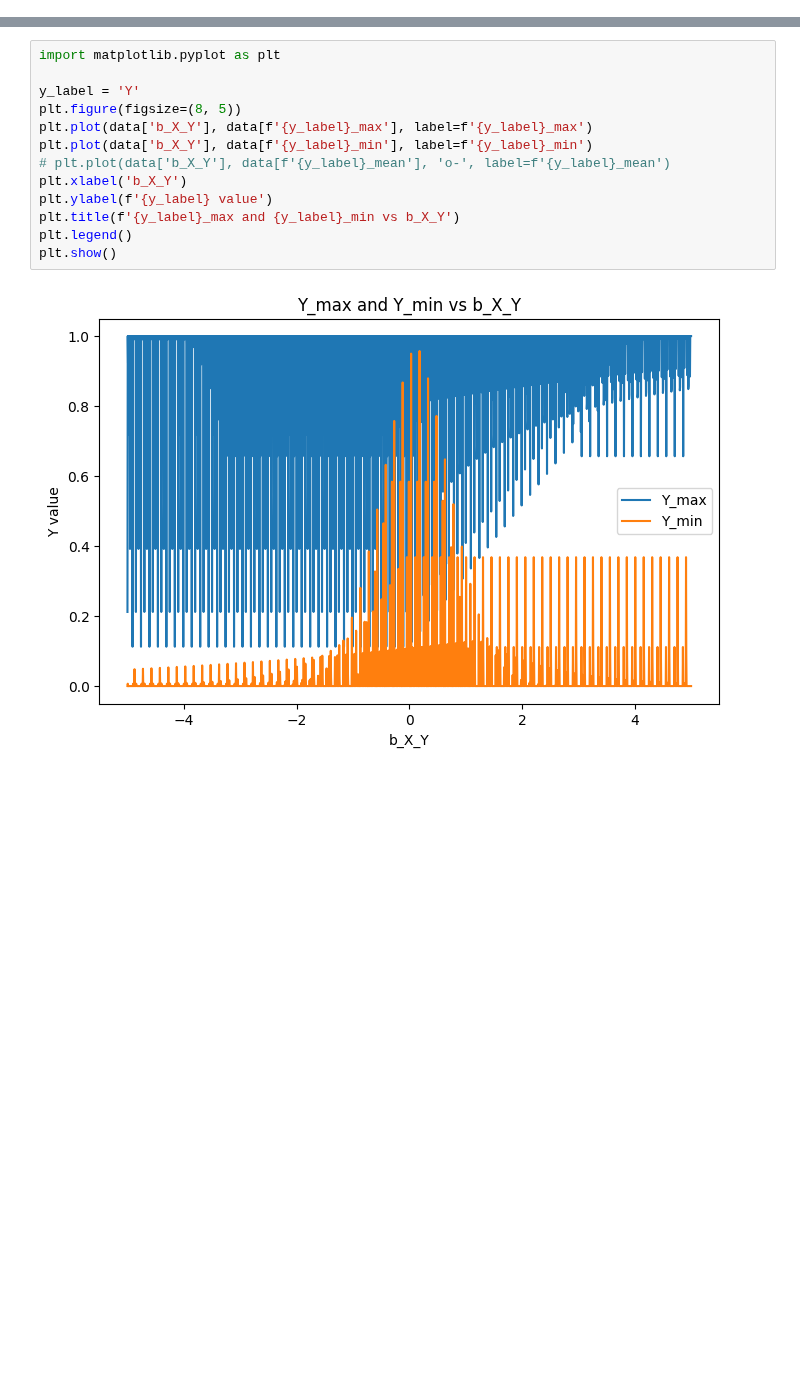
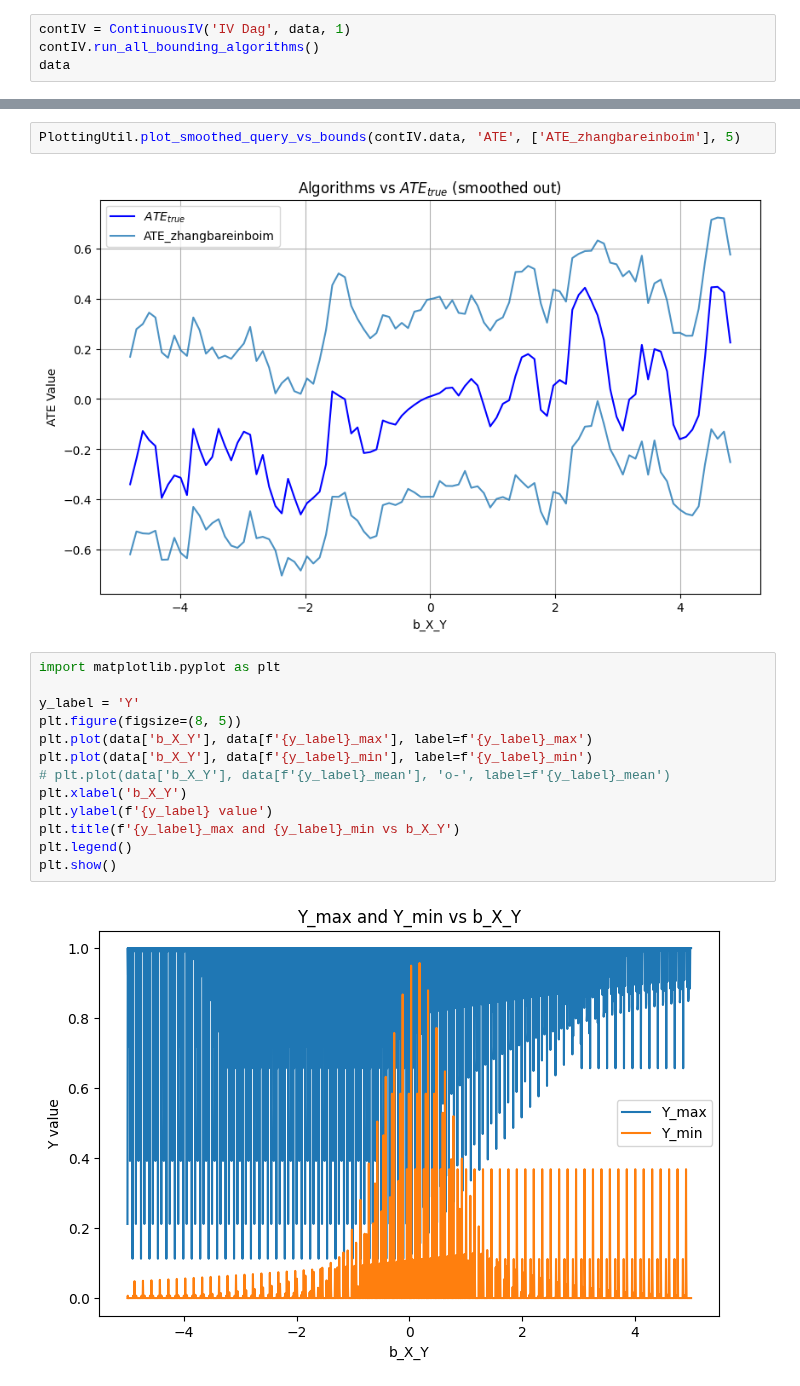
Before and after one commit to tmaringgele/causal-bounds, a Jupyter notebook: simulation_engine/test.ipynb, the cells around one changed output, grey strips where cells are left out. Drawn from its saved outputs; the diff is of its cells as text; blank space fills up the shorter version.

```diff
--- a/simulation_engine/test.ipynb
+++ b/simulation_engine/test.ipynb
@@ -75,0 +56,4 @@ ATE bounds  : {'lower': 0.1460975923, 'upper': 0.1460975923}
+# %%
+contIV = ContinuousIV('IV Dag', data, 1)
+contIV.run_all_bounding_algorithms()
+data
@@ -76,3 +77,7 @@ ATE bounds  : {'lower': 0.1460975923, 'upper': 0.1460975923}
+# %%
+PlottingUtil.plot_smoothed_query_vs_bounds(contIV.data, 'ATE', ['ATE_zhangbareinboim'], 5)
+# %% [output]
+[figure, added]
 # %%
 import matplotlib.pyplot as plt
 
```
Also changed, not shown: parts of 4 cells of this notebook, 3 other files.
